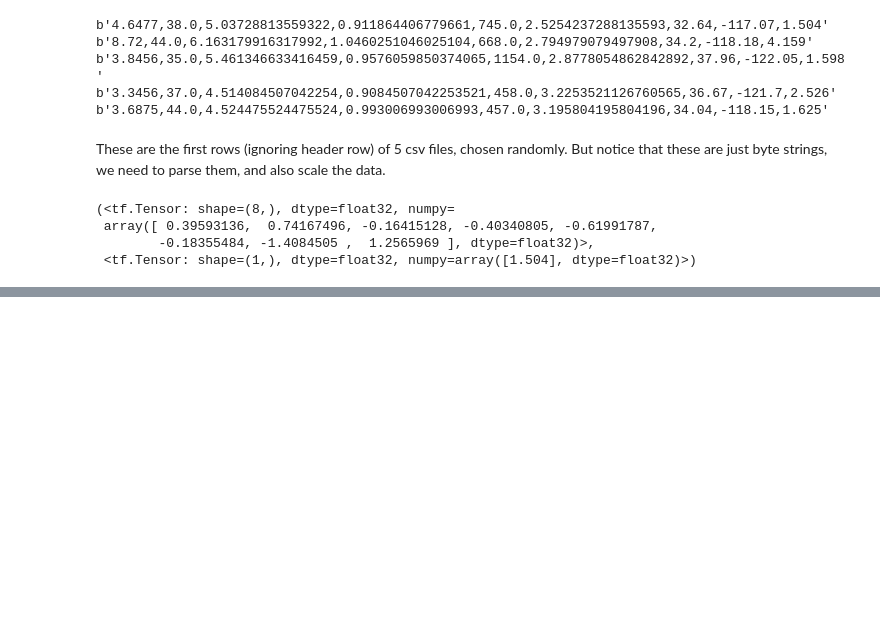
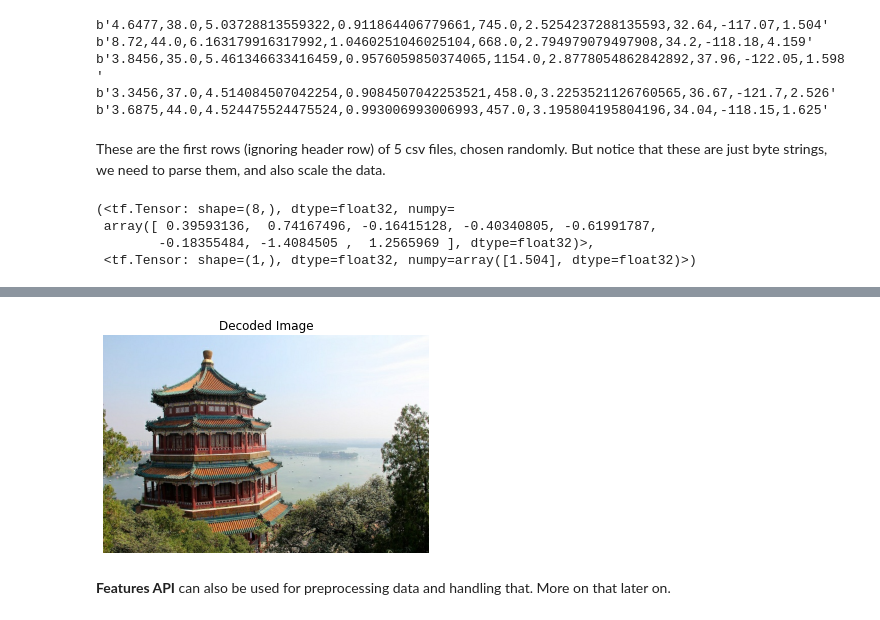
Before and after one commit to aabs7/Machine-Learning-Summary, a Jupyter notebook: Book content/Chapter13(Loading and Preprocessing Data with Tensorflow)/Chapter13(Loading and preprocessing dataset).ipynb, the cells around one changed output, grey strips where cells are left out. Saved outputs shown, nothing was run; the diff lists cells and outputs as text; code cells hidden in the pictures; blank space fills up the shorter version.

Commit message:
Chapter 13: Loading and preprocessing data with tf complete

```diff
--- a/Book content/Chapter13(Loading and Preprocessing Data with Tensorflow)/Chapter13(Loading and preprocessing dataset).ipynb
+++ b/Book content/Chapter13(Loading and Preprocessing Data with Tensorflow)/Chapter13(Loading and preprocessing dataset).ipynb
@@ -252,0 +528,7 @@ preprocess(b'4.6477,38.0,5.03728813559322,0.911864406779661,745.0,2.525423728813
+# %%
+BytesList = tf.train.BytesList
+FloatList = tf.train.FloatList
+Int64List = tf.train.Int64List
+Feature = tf.train.Feature
+Features = tf.train.Features
+Example = tf.train.Example
@@ -252,0 +599,26 @@ preprocess(b'4.6477,38.0,5.03728813559322,0.911864406779661,745.0,2.525423728813
+# %%
+data = tf.io.encode_jpeg(img)
+example_with_image = Example(
+    features = Features(
+        feature = {
+            "image":Feature(bytes_list = BytesList(value = [data.numpy()])),
+        }
+    )
+)
+serialized_example = example_with_image.SerializeToString()
+# then save to TFRecord
+# %%
+feature_description = {"image":tf.io.VarLenFeature(tf.string)}
+example_with_image = tf.io.parse_single_example(serialized_example,
+                                               feature_description)
+
+decoded_img = tf.io.decode_jpeg(example_with_image["image"].values[0])
+# %%
+plt.imshow(decoded_img)
+plt.title("Decoded Image")
+plt.axis("off")
+plt.show()
+# %% [output]
+[figure, added]
+# %% [markdown]
+**Features API** can also be used for preprocessing data and handling that. More on that later on.
```
Also changed, not shown: parts of 44 cells of this notebook, 11 other files.
